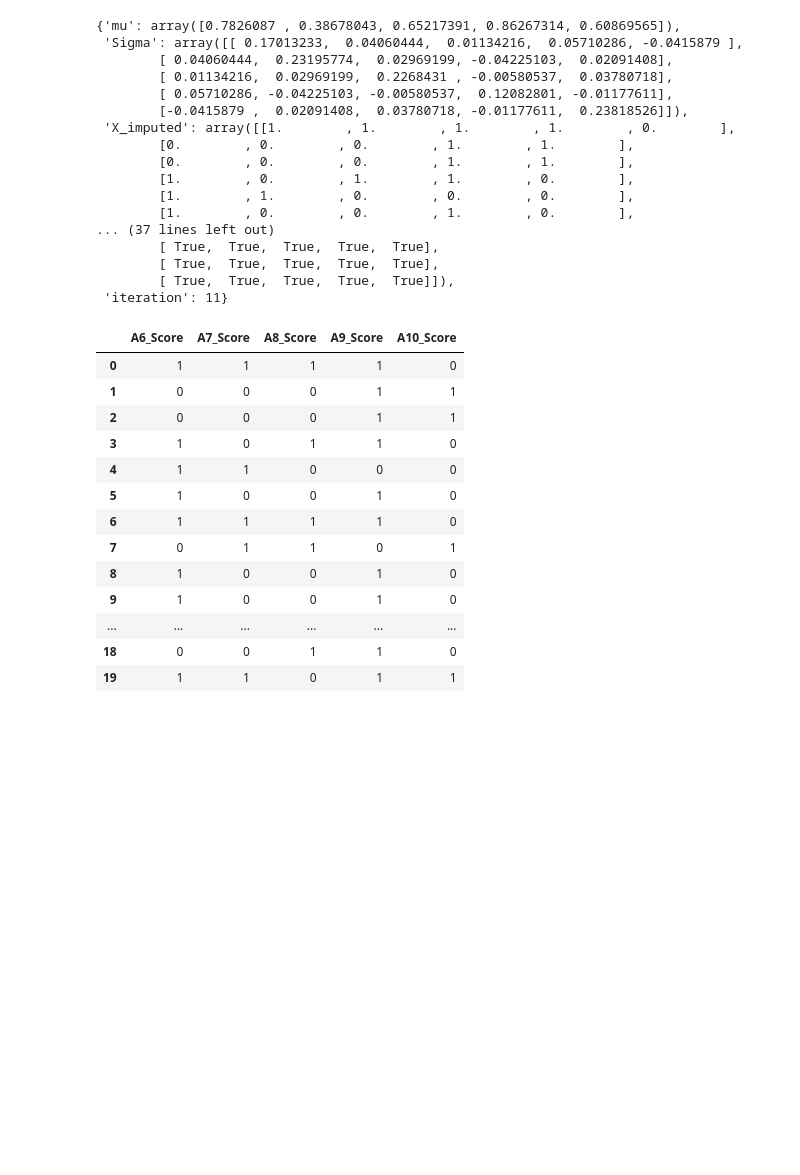
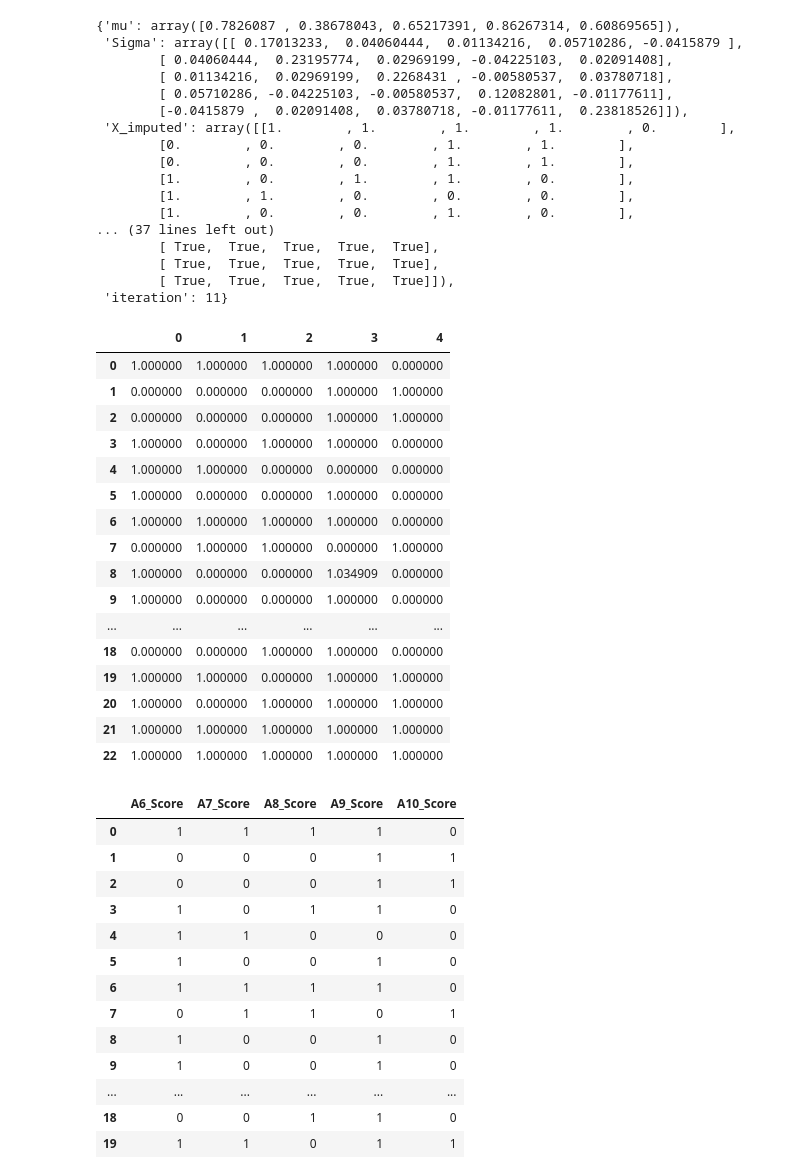
Before and after one commit to PRIMEADAWAS/CEB_Assignment, a Jupyter notebook: RADI605_A5_PasitSupholkhan_(Assignment_Expectation_Maximization).ipynb, the cells around one changed output. Cells and saved outputs as stored; diff of their text form; code cells hidden in the pictures; blank space fills up the shorter version.

```diff
--- a/RADI605_A5_PasitSupholkhan_(Assignment_Expectation_Maximization).ipynb
+++ b/RADI605_A5_PasitSupholkhan_(Assignment_Expectation_Maximization).ipynb
@@ -236,4 +239,31 @@ result_imputed
         [ True,  True,  True,  True,  True],
         [ True,  True,  True,  True,  True]]),
  'iteration': 11}
+# %%
+# create df impute by EM
+df_impute = pd.DataFrame(result_imputed['X_imputed'])
+
+# display new nan update values
+def highlight_previousNan_value(s):
+    is_max = round(s,2) == s
+    return ['' if i else 'background-color: red' for i in is_max]
+df_impute.style.apply(highlight_previousNan_value)
+# %% [output]
+|  | 0 | 1 | 2 | 3 | 4 |
+| 0 | 1.000000 | 1.000000 | 1.000000 | 1.000000 | 0.000000 |
+| 1 | 0.000000 | 0.000000 | 0.000000 | 1.000000 | 1.000000 |
+| 2 | 0.000000 | 0.000000 | 0.000000 | 1.000000 | 1.000000 |
+| 3 | 1.000000 | 0.000000 | 1.000000 | 1.000000 | 0.000000 |
+| 4 | 1.000000 | 1.000000 | 0.000000 | 0.000000 | 0.000000 |
+| 5 | 1.000000 | 0.000000 | 0.000000 | 1.000000 | 0.000000 |
+| 6 | 1.000000 | 1.000000 | 1.000000 | 1.000000 | 0.000000 |
+| 7 | 0.000000 | 1.000000 | 1.000000 | 0.000000 | 1.000000 |
+| 8 | 1.000000 | 0.000000 | 0.000000 | 1.034909 | 0.000000 |
+| 9 | 1.000000 | 0.000000 | 0.000000 | 1.000000 | 0.000000 |
+| ... | ... | ... | ... | ... | ... |
+| 18 | 0.000000 | 0.000000 | 1.000000 | 1.000000 | 0.000000 |
+| 19 | 1.000000 | 1.000000 | 0.000000 | 1.000000 | 1.000000 |
+| 20 | 1.000000 | 0.000000 | 1.000000 | 1.000000 | 1.000000 |
+| 21 | 1.000000 | 1.000000 | 1.000000 | 1.000000 | 1.000000 |
+| 22 | 1.000000 | 1.000000 | 1.000000 | 1.000000 | 1.000000 |
 # %%
```
Also changed, not shown: parts of 6 cells of this notebook.
